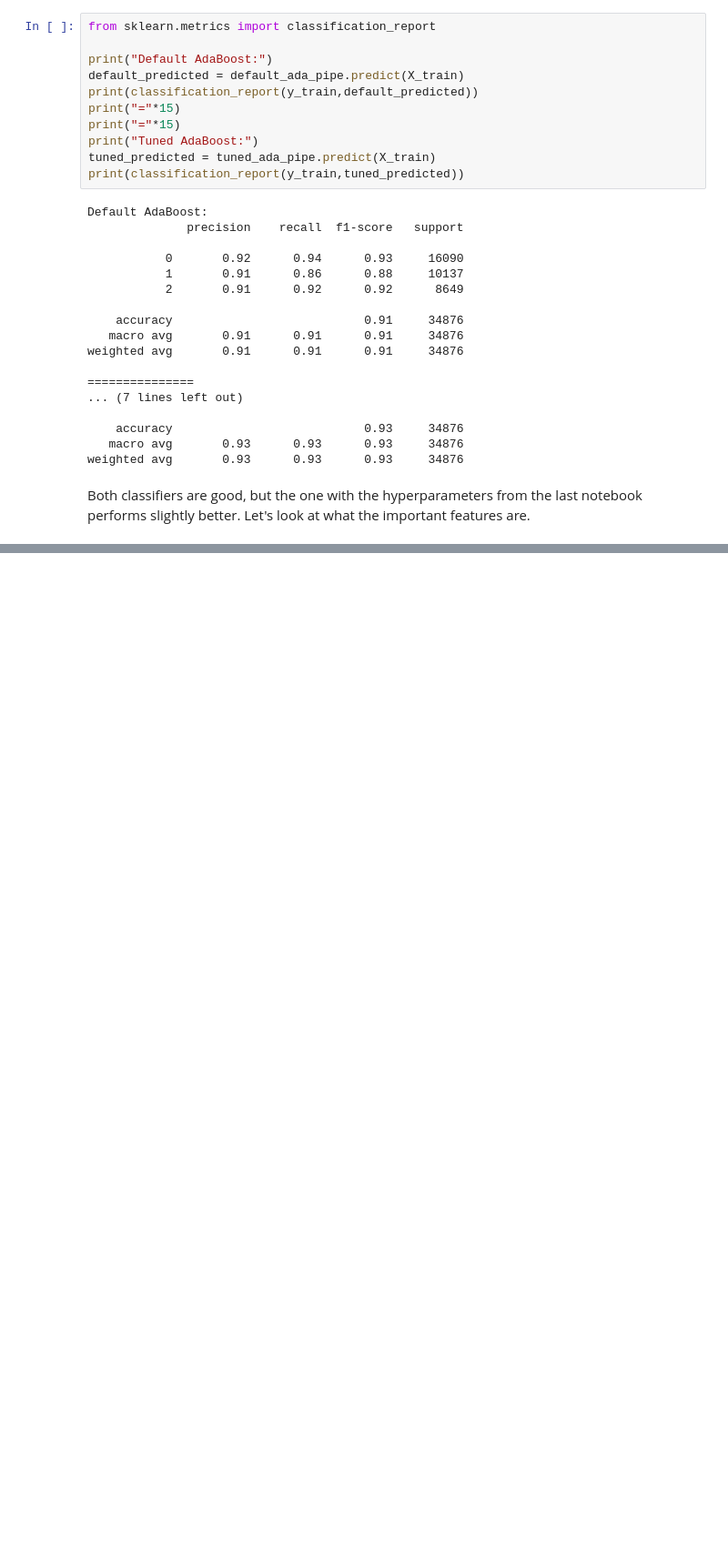
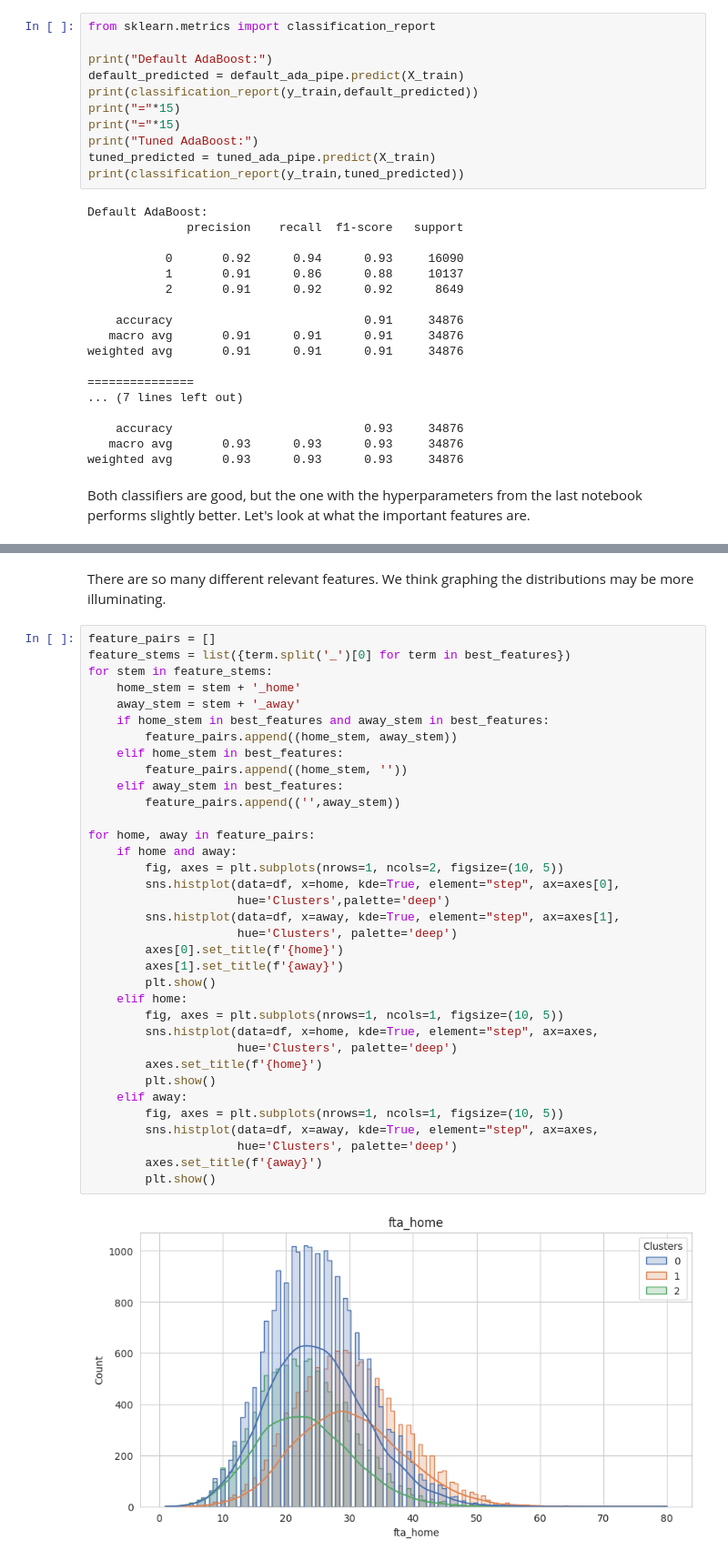
Before and after one commit to smtilson/pp5-ml-dashboard, a Jupyter notebook: jupyter_notebooks/07_Clustering.ipynb, the cells around one changed output, grey strips where cells are left out. Shown at 91% size. Cells and saved outputs as stored; diff of their text form; blank space fills up the shorter version.

```diff
--- a/jupyter_notebooks/07_Clustering.ipynb
+++ b/jupyter_notebooks/07_Clustering.ipynb
@@ -515,0 +582,39 @@ def Clusters_IndividualDescription(EDA_Cluster, cluster, decimal_points):
+# %% [markdown]
+There are so many different relevant features. We think graphing the distributions may be more illuminating.
+# %%
+feature_pairs = []
+feature_stems = list({term.split('_')[0] for term in best_features})
+for stem in feature_stems:
+    home_stem = stem + '_home'
+    away_stem = stem + '_away'
+    if home_stem in best_features and away_stem in best_features:
+        feature_pairs.append((home_stem, away_stem))
+    elif home_stem in best_features:
+        feature_pairs.append((home_stem, ''))
+    elif away_stem in best_features:
+        feature_pairs.append(('',away_stem))
+
+for home, away in feature_pairs:
+    if home and away:
+        fig, axes = plt.subplots(nrows=1, ncols=2, figsize=(10, 5))
+        sns.histplot(data=df, x=home, kde=True, element="step", ax=axes[0],
+                     hue='Clusters',palette='deep')
+        sns.histplot(data=df, x=away, kde=True, element="step", ax=axes[1],
+                     hue='Clusters', palette='deep')
+        axes[0].set_title(f'{home}')
+        axes[1].set_title(f'{away}')
+        plt.show()
+    elif home:
+        fig, axes = plt.subplots(nrows=1, ncols=1, figsize=(10, 5))
+        sns.histplot(data=df, x=home, kde=True, element="step", ax=axes,
+                     hue='Clusters', palette='deep')
+        axes.set_title(f'{home}')
+        plt.show()
+    elif away:
+        fig, axes = plt.subplots(nrows=1, ncols=1, figsize=(10, 5))
+        sns.histplot(data=df, x=away, kde=True, element="step", ax=axes,
+                     hue='Clusters', palette='deep')
+        axes.set_title(f'{away}')
+        plt.show()
+# %% [output]
+[figure, added]
```
Also changed, not shown: parts of 30 cells of this notebook.
